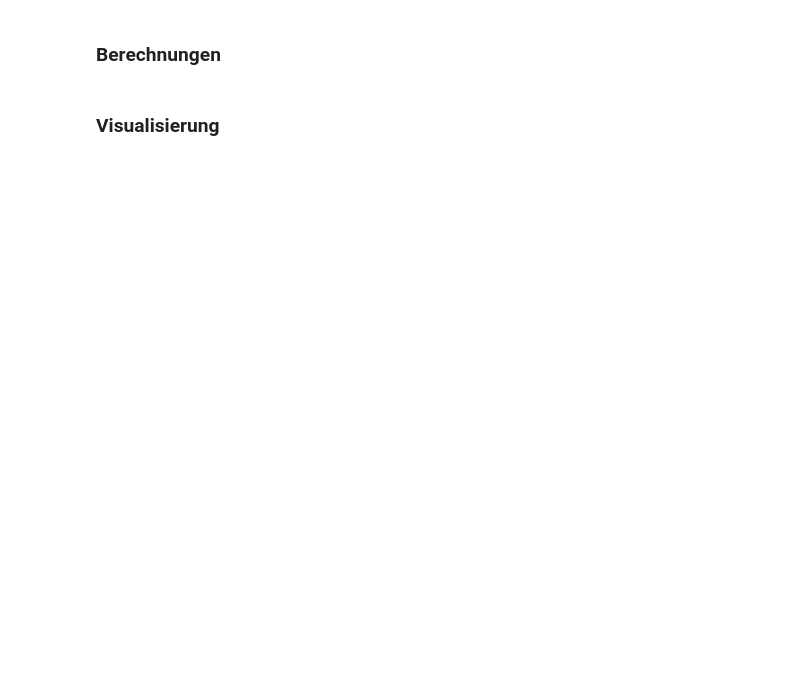
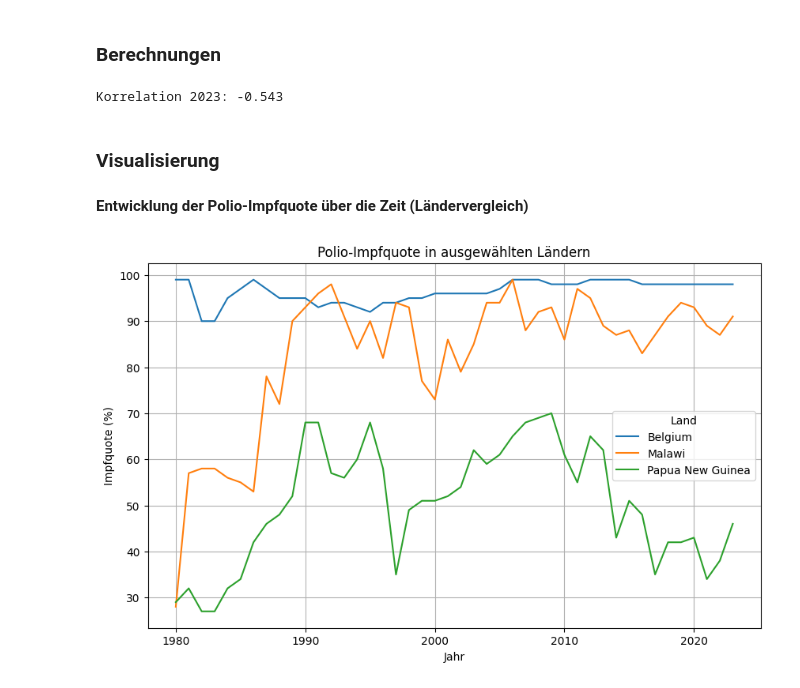
Before and after one commit to gandlea/LN-2-HS2025, a Jupyter notebook: Leistungsnachweis.ipynb, the cells around one changed output. Cells and saved outputs as stored; diff of their text form; code cells hidden in the pictures; blank space fills up the shorter version.

```diff
--- a/Leistungsnachweis.ipynb
+++ b/Leistungsnachweis.ipynb
@@ -560,2 +592,14 @@ plt.show()
 # %% [markdown]
 ### Berechnungen
+# %%
+# Impf-Columns automatisch auswählen
+impf_cols = [col for col in rename_df.columns if "Coverage" in col]
+
+# Durchschnittliche Impfrate je Zeile (Land & Jahr)
+rename_df["Impfungen Durchschnitt"] = rename_df[impf_cols].mean(axis=1)
+# %%
+df_2023 = rename_df[rename_df["Year"] == 2023]
+korrelation = df_2023["Impfungen Durchschnitt"].corr(df_2023["Child Mortality Rate"])
+print(f"Korrelation 2023: {korrelation:.3f}")
+# %% [output]
+Korrelation 2023: -0.543
@@ -562,2 +618,18 @@ plt.show()
+# %%
+laender = ['Belgium', 'Malawi', 'Papua New Guinea']
+df_plot = rename_df[rename_df['Entity'].isin(laender)]
 # %% [markdown]
 ### Visualisierung
+# %% [markdown]
+**Entwicklung der Polio-Impfquote über die Zeit (Ländervergleich)**
+# %%
+plt.figure(figsize=(10,6))
+sns.lineplot(data=df_plot, x="Year", y="Polio Vaccine Coverage", hue="Entity")
+plt.title("Polio-Impfquote in ausgewählten Ländern")
+plt.xlabel("Jahr")
+plt.ylabel("Impfquote (%)")
+plt.legend(title="Land")
+plt.grid(True)
+plt.show()
+# %% [output]
+[figure, added]
```
Also changed, not shown: parts of 8 cells of this notebook.
